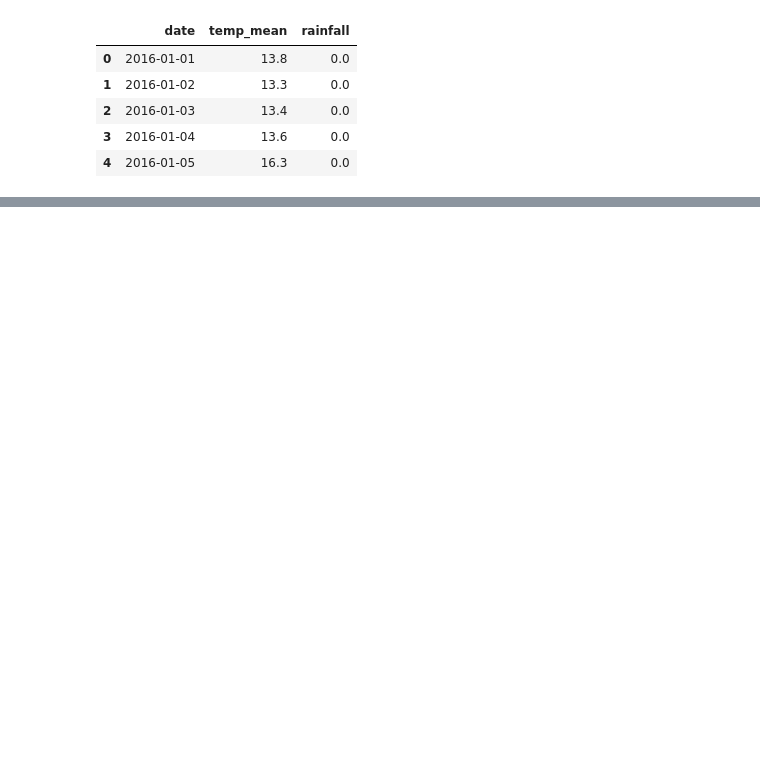
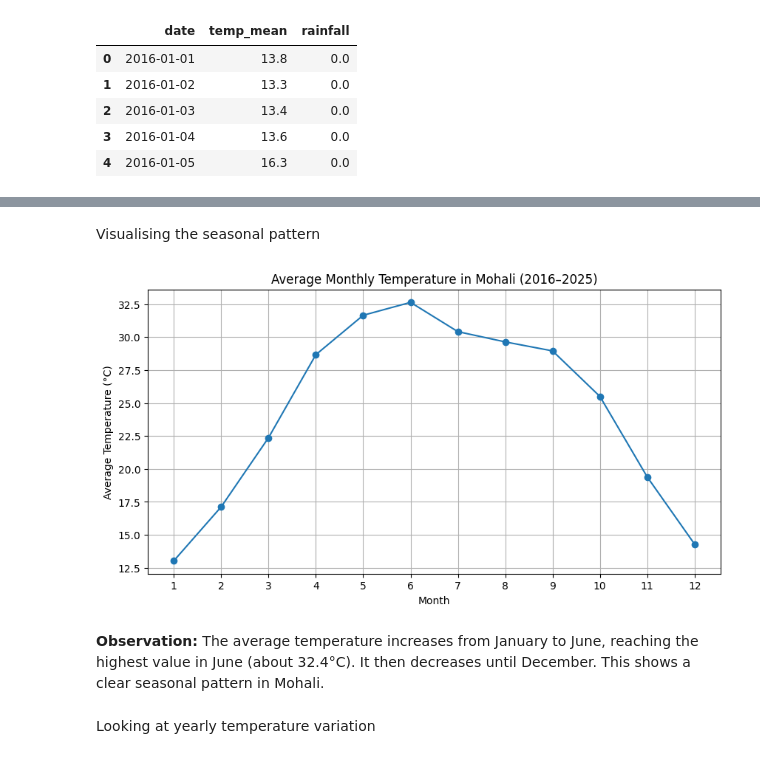
Before and after one commit to Aditi09-20/Weather_Data_Analysis_and_Forecasting, a Jupyter notebook: notebooks/weather_analysis.ipynb, the cells around one changed output, grey strips where cells are left out. Cells and saved outputs as stored; diff of their text form; code cells hidden in the pictures; blank space fills up the shorter version.

Commit message:
Add temperature and rainfall EDA

```diff
--- a/notebooks/weather_analysis.ipynb
+++ b/notebooks/weather_analysis.ipynb
@@ -130,0 +142,2 @@ df[["date", "temp_mean", "rainfall"]].head()
+# %%
+df["month"] = df["date"].dt.month
@@ -130,0 +155,3 @@ df[["date", "temp_mean", "rainfall"]].head()
+# %%
+monthly_temp = df.groupby("month")["temp_mean"].mean()
+monthly_temp
@@ -130,0 +174,19 @@ df[["date", "temp_mean", "rainfall"]].head()
+# %% [markdown]
+Visualising the seasonal pattern
+# %%
+import matplotlib.pyplot as plt
+
+plt.figure(figsize=(10, 5))
+plt.plot(monthly_temp.index, monthly_temp.values, marker="o")
+plt.xlabel("Month")
+plt.ylabel("Average Temperature (°C)")
+plt.title("Average Monthly Temperature in Mohali (2016–2025)")
+plt.xticks(range(1, 13))
+plt.grid(True)
+plt.show()
+# %% [output]
+[figure, added]
+# %% [markdown]
+**Observation:** The average temperature increases from January to June, reaching the highest value in June (about 32.4°C). It then decreases until December. This shows a clear seasonal pattern in Mohali.
+# %% [markdown]
+Looking at yearly temperature variation
```
Also changed, not shown: parts of 38 cells of this notebook.
